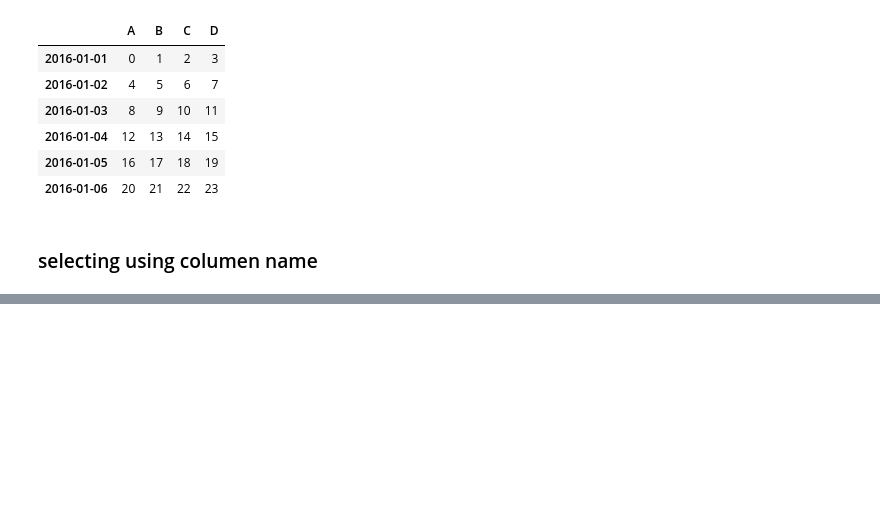
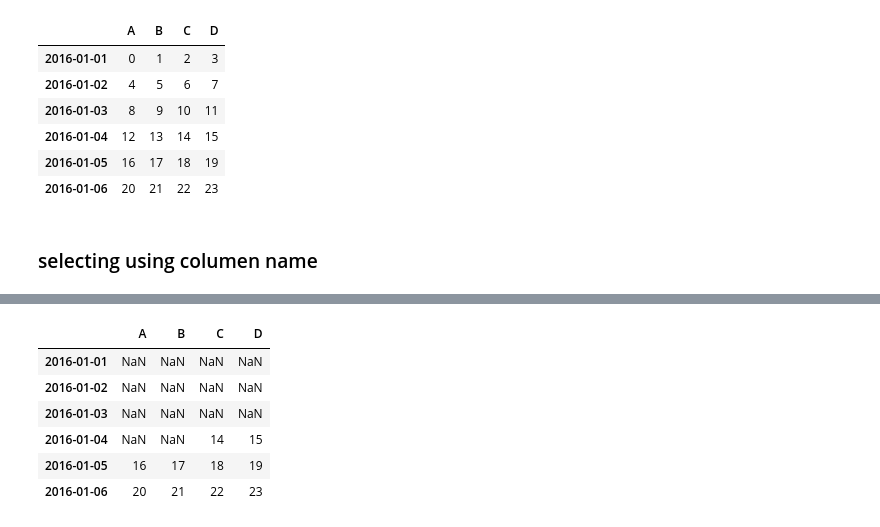
Before and after one commit to vishalvb/practice, a Jupyter notebook: pandas_for_data_science/object creation.ipynb, the cells around one changed output, grey strips where cells are left out. Saved outputs shown, nothing was run; the diff lists cells and outputs as text; code cells hidden in the pictures; blank space fills up the shorter version.

```diff
--- a/pandas_for_data_science/object creation.ipynb
+++ b/pandas_for_data_science/object creation.ipynb
@@ -164,0 +323,10 @@ sample_df
+# %%
+sample_df[sample_df >= 14]
+# %% [output]
+|  | A | B | C | D |
+| 2016-01-01 | NaN | NaN | NaN | NaN |
+| 2016-01-02 | NaN | NaN | NaN | NaN |
+| 2016-01-03 | NaN | NaN | NaN | NaN |
+| 2016-01-04 | NaN | NaN | 14 | 15 |
+| 2016-01-05 | 16 | 17 | 18 | 19 |
+| 2016-01-06 | 20 | 21 | 22 | 23 |
```
Also changed, not shown: parts of 30 cells of this notebook.
